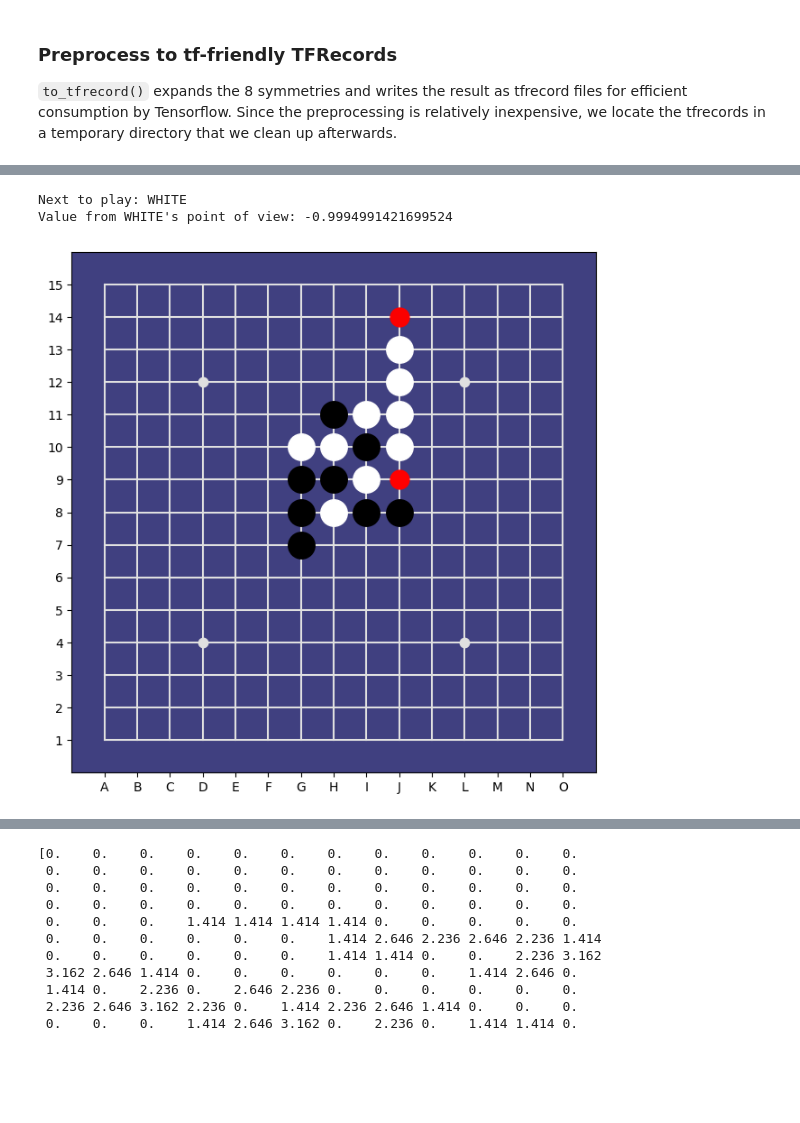
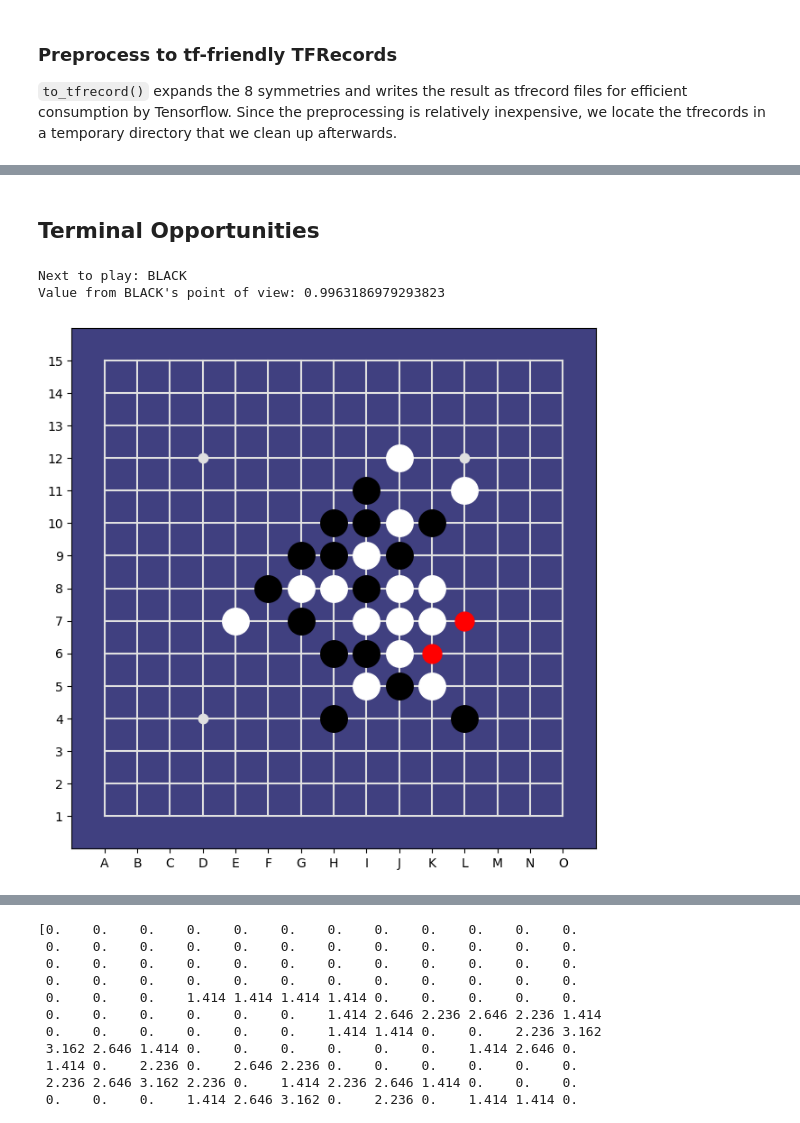
Before and after one commit to Project-Ellie/DeepGomoku, a Jupyter notebook: notebooks/Training_Curriculum.ipynb, the cells around one changed output, grey strips where cells are left out. Cells and saved outputs as stored; diff of their text form; code cells hidden in the pictures; blank space fills up the shorter version.

```diff
--- a/notebooks/Training_Curriculum.ipynb
+++ b/notebooks/Training_Curriculum.ipynb
@@ -72,0 +39,3 @@ ds = load_dataset(opportunities_files, batch_size=128)
+# %%
+data_dir = '../DATA'
+curriculum = create_curriculum(data_dir)
@@ -73,8 +54,11 @@ ds = load_dataset(opportunities_files, batch_size=128)
+# %% [markdown]
+## Terminal Opportunities
 # %%
+ds = curriculum[Focus.TERMINAL_OPPORTUNITY]['dataset']
 s, p, v = next(iter(ds))
 example = np.squeeze(s[0,:,:,:]), list(np.squeeze(p[0,:])), np.squeeze(v[0])
 analyse_example(BOARD_SIZE, example, disp_width=7.5, policy_cutoff=.001)
 # %% [output]
-Next to play: WHITE
-Value from WHITE's point of view: -0.9994991421699524
+Next to play: BLACK
+Value from BLACK's point of view: 0.9963186979293823
-[figure, old version]
+[figure, new version]
```
Also changed, not shown: parts of 30 cells of this notebook, 1 other file.
